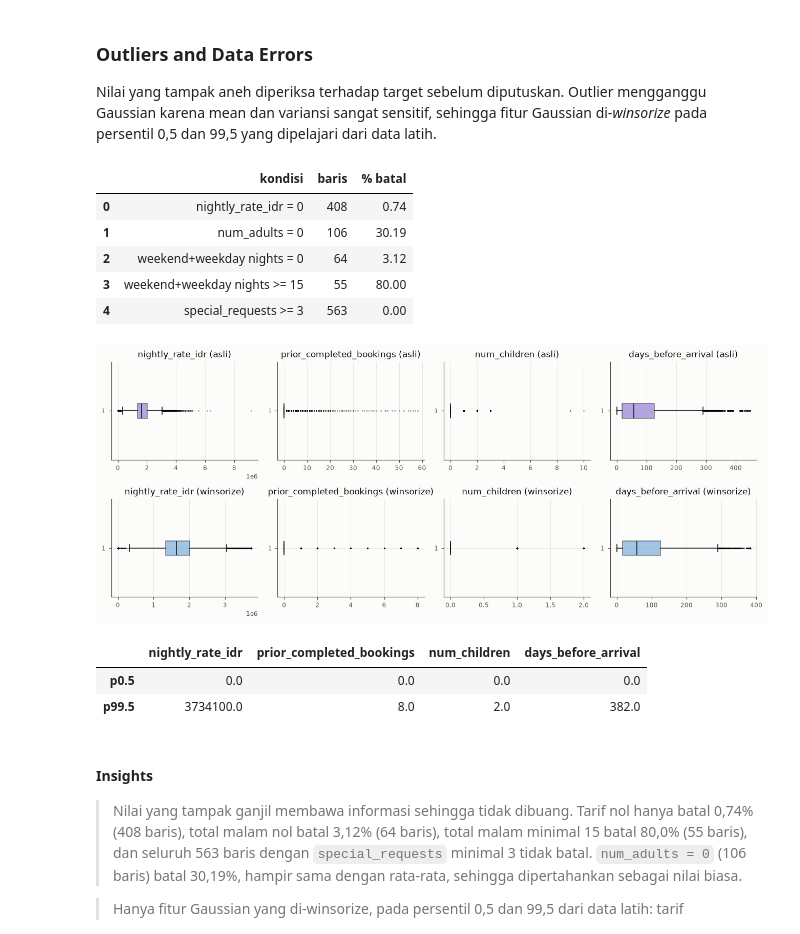
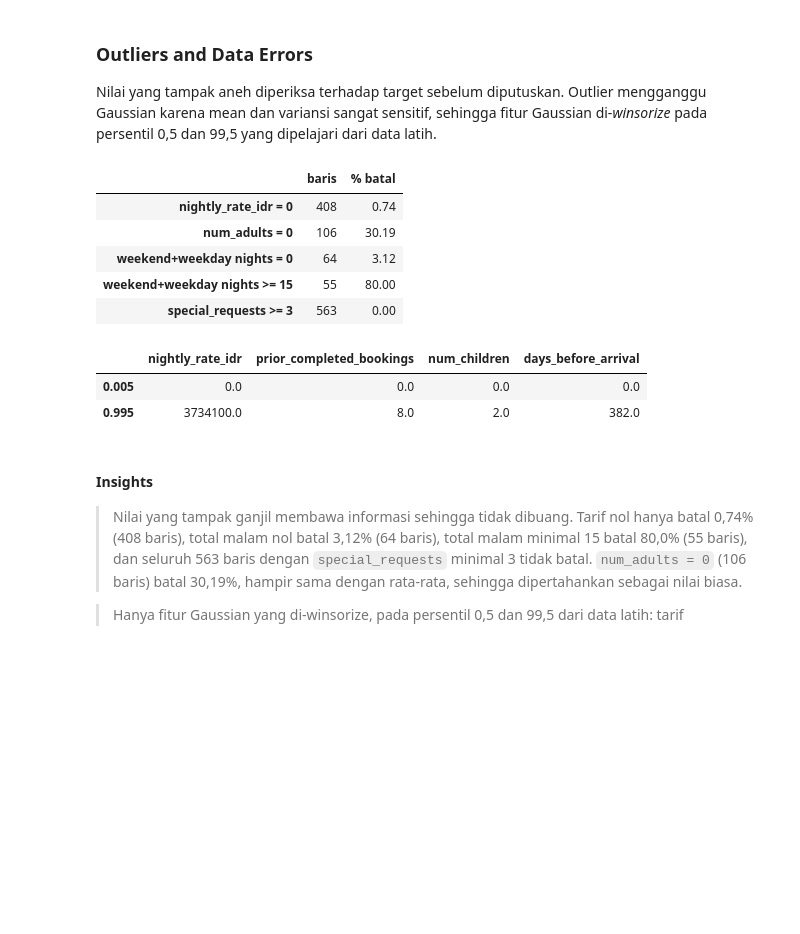
Before and after one commit to MAJIIDMN/IF3170_G04_TreeIsAllYouNeed, a Jupyter notebook: src/kaggle/nb_notebook.ipynb, the cells around one changed output. Drawn from its saved outputs; the diff is of its cells as text; code cells hidden in the pictures; blank space fills up the shorter version.

```diff
--- a/src/algoritma/nb/preprocessing_nb.ipynb
+++ b/src/kaggle/nb_notebook.ipynb
@@ -107,6 +107,7 @@ import random
 import sys
 import time
 from datetime import datetime, timezone
+from functools import partial
 from pathlib import Path
 
 import matplotlib.pyplot as plt
@@ -116,15 +117,19 @@ import seaborn as sns
 from IPython.display import display
 from matplotlib.colors import LinearSegmentedColormap
 from scipy import stats
-from sklearn.metrics import confusion_matrix, f1_score
+from scipy.stats.contingency import association
+from sklearn.decomposition import PCA
+from sklearn.metrics import confusion_matrix, f1_score, mutual_info_score, roc_auc_score
 from sklearn.naive_bayes import CategoricalNB, GaussianNB
+from sklearn.pipeline import make_pipeline
+from sklearn.preprocessing import StandardScaler
 
-sys.path.insert(0, str(Path.cwd()))
+NB_SRC = next(p / 'src' / 'algoritma' / 'nb' for p in [Path.cwd(), *Path.cwd().parents]
+              if (p / 'src' / 'algoritma' / 'nb').is_dir())
+sys.path.insert(0, str(NB_SRC))
 
 from nb import NaiveBayes
 from tan import TANNaiveBayes
-from preprocessing import (COUNT_CAP, DATA_DIR, ID_COL, RAW_CATEGORICAL, RAW_NUMERIC, TARGET, Preprocessor, cross_validate, load_test, load_train, macro_f1, roc_auc, stratified_folds)
-from selection import FoldCache, forward_selection
 # %% [markdown]
 ## Seed Everything
 # %%
@@ -503,46 +730,25 @@ baris test yang fiturnya muncul di train: 42
 
 Nilai yang tampak aneh diperiksa terhadap target sebelum diputuskan. Outlier mengganggu Gaussian karena mean dan variansi sangat sensitif, sehingga fitur Gaussian di-*winsorize* pada persentil 0,5 dan 99,5 yang dipelajari dari data latih.
 # %%
-checks = pd.DataFrame({
-    'kondisi': ['nightly_rate_idr = 0', 'num_adults = 0', 'weekend+weekday nights = 0',
-                'weekend+weekday nights >= 15', 'special_requests >= 3'],
-    'baris': [(train.nightly_rate_idr == 0).sum(), (train.num_adults == 0).sum(),
-              ((train.weekend_nights + train.weekday_nights) == 0).sum(),
-              ((train.weekend_nights + train.weekday_nights) >= 15).sum(),
-              (train.special_requests >= 3).sum()],
-    '% batal': [train.loc[train.nightly_rate_idr == 0, TARGET].mean() * 100,
-                train.loc[train.num_adults == 0, TARGET].mean() * 100,
-                train.loc[(train.weekend_nights + train.weekday_nights) == 0, TARGET].mean() * 100,
-                train.loc[(train.weekend_nights + train.weekday_nights) >= 15, TARGET].mean() * 100,
-                train.loc[train.special_requests >= 3, TARGET].mean() * 100],
-}).round(2)
-display(checks)
+total_nights = train.weekend_nights + train.weekday_nights
+masks = {'nightly_rate_idr = 0': train.nightly_rate_idr == 0, 'num_adults = 0': train.num_adults == 0,
+         'weekend+weekday nights = 0': total_nights == 0, 'weekend+weekday nights >= 15': total_nights >= 15,
+         'special_requests >= 3': train.special_requests >= 3}
+display(pd.DataFrame({'baris': {k: m.sum() for k, m in masks.items()},
+                      '% batal': {k: train.loc[m, TARGET].mean() * 100 for k, m in masks.items()}}).round(2))
 
 cols = ['nightly_rate_idr', 'prior_completed_bookings', 'num_children', 'days_before_arrival']
-bounds = {c: np.nanpercentile(train[c], (0.5, 99.5)) for c in cols}
-fig, axes = plt.subplots(2, 4, figsize=(12, 5))
-for k, c in enumerate(cols):
-    values = train[c].dropna()
-    axes[0, k].boxplot(values, vert=False, patch_artist=True, boxprops=dict(facecolor=CFG.POS_COLOR, alpha=0.5),
-                       medianprops=dict(color=CFG.INK), flierprops=dict(marker='.', markersize=2, alpha=0.3))
-    axes[0, k].set_title(f'{c} (asli)')
-    clipped = values.clip(*bounds[c])
-    axes[1, k].boxplot(clipped, vert=False, patch_artist=True, boxprops=dict(facecolor=CFG.NEG_COLOR, alpha=0.5),
-                       medianprops=dict(color=CFG.INK), flierprops=dict(marker='.', markersize=2, alpha=0.3))
-    axes[1, k].set_title(f'{c} (winsorize)')
-save_fig('nb_outliers')
-display(pd.DataFrame(bounds, index=['p0.5', 'p99.5']).round(1))
+display(train[cols].quantile([0.005, 0.995]).round(1))
 # %% [output]
-|  | kondisi | baris | % batal |
-| 0 | nightly_rate_idr = 0 | 408 | 0.74 |
-| 1 | num_adults = 0 | 106 | 30.19 |
-| 2 | weekend+weekday nights = 0 | 64 | 3.12 |
-| 3 | weekend+weekday nights >= 15 | 55 | 80.00 |
-| 4 | special_requests >= 3 | 563 | 0.00 |
+|  | baris | % batal |
+| nightly_rate_idr = 0 | 408 | 0.74 |
+| num_adults = 0 | 106 | 30.19 |
+| weekend+weekday nights = 0 | 64 | 3.12 |
+| weekend+weekday nights >= 15 | 55 | 80.00 |
+| special_requests >= 3 | 563 | 0.00 |
-[figure, removed]
 |  | nightly_rate_idr | prior_completed_bookings | num_children | days_before_arrival |
-| p0.5 | 0.0 | 0.0 | 0.0 | 0.0 |
-| p99.5 | 3734100.0 | 8.0 | 2.0 | 382.0 |
+| 0.005 | 0.0 | 0.0 | 0.0 | 0.0 |
+| 0.995 | 3734100.0 | 8.0 | 2.0 | 382.0 |
 # %% [markdown]
 #### Insights
 
```
Also changed, not shown: parts of 26 cells of this notebook, 3 other files.
